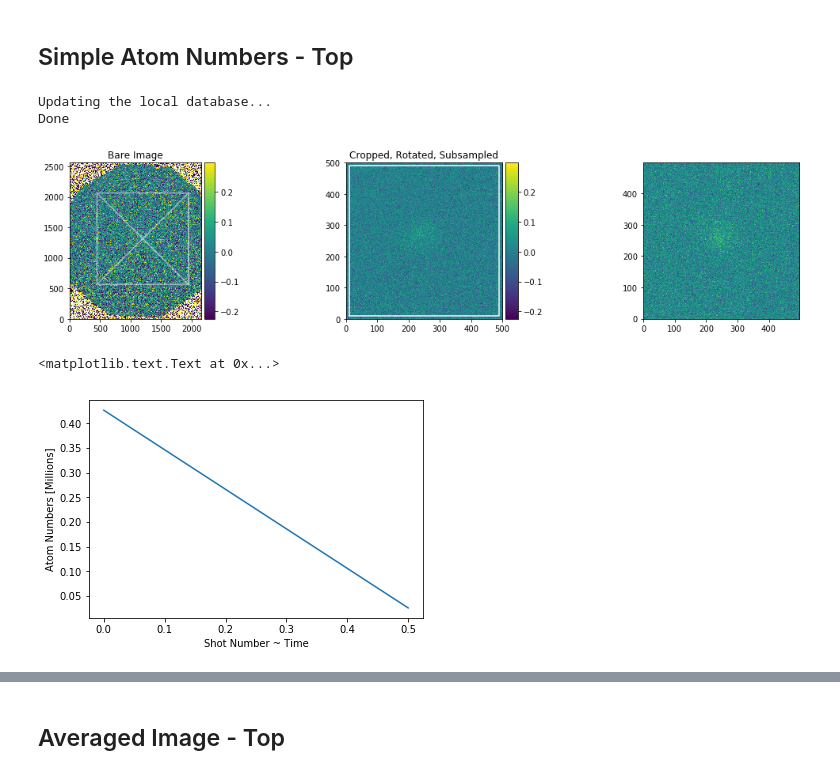
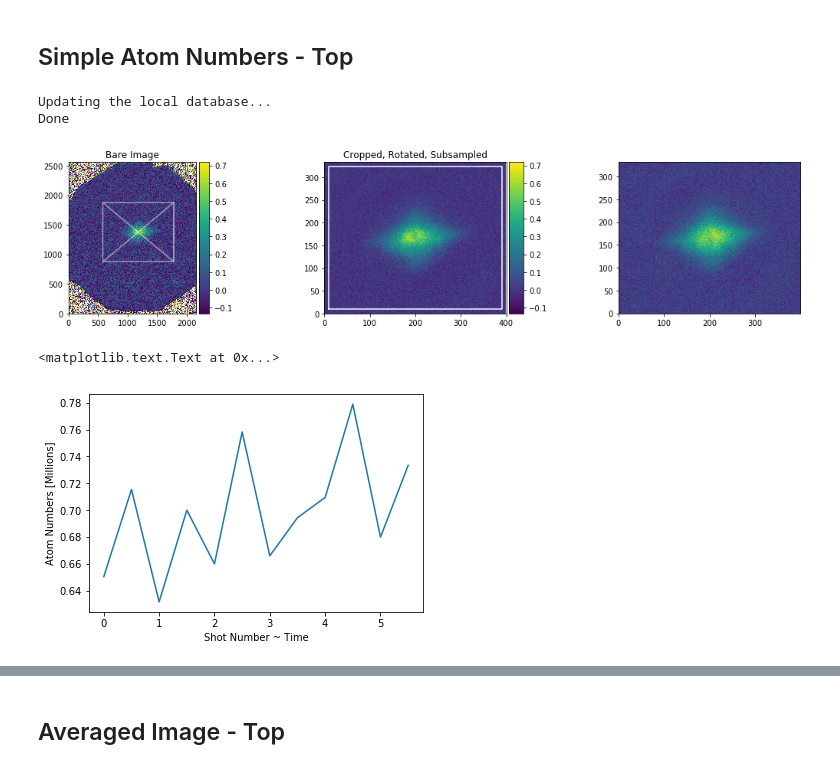
Before and after one commit to ranchop/QCalc, a Jupyter notebook: Daily QCalc/Daily QCalc.ipynb, the cells around one changed output, grey strips where cells are left out. Cells and saved outputs as stored; diff of their text form; code cells hidden in the pictures.

```diff
--- a/Daily QCalc/Daily QCalc.ipynb
+++ b/Daily QCalc/Daily QCalc.ipynb
@@ -1511,3 +1536,13 @@ plt.tight_layout()
 # Thermodynamics
 # %% [markdown]
 ## Hybrid Thermodynamics - Polarized
+# %%
+# Experiment parameters
+# fudge=5.41
+# fudge=3.1
+fudge=1.77
+trap_f=23.9
+fudgeS2=1.77
+# %%
+# Initialize data frame
+df = pd.DataFrame(columns=['name','imageA','imageB'])
@@ -1513,0 +1587,22 @@ plt.tight_layout()
+# %%
+# Settings
+settingsA = dict(center_x = 1202, center_y=1350, width=800, height=1200,
+               subsample=3, rotate=0, rotate_method='bilinear',
+               bg_width=20, bg_order=1, bad_light=0, Isat=77, time=10,
+               pixel=0.7e-6, od_method='table', sigmaf=0.5,
+               memory_saver=True,
+               fudge=fudge, ellipticity=1,
+               xsec_extension='poly1', xsec_slice_width=4, xsec_fit_range=1,
+               trap_f=trap_f, radial_selection=0.5, kind='ideal', Tfit_lim=0.06, Tfit_guess_kT=0.1, Tfit_guess_mu0=3,
+               )
+for i in tqdm(range(0,len(df.imageA))):
+    df.imageA[i].set(**settingsA)
+    settingsB=settingsA.copy();
+    settingsB['xsec_override']=df.imageA[i].xsec
+#     settingsB['fudge']=fudgeS2
+    df.imageB[i].set(**settingsB)
+
+df.imageA[0].plot_crop()
+df.imageA[0].plot_hybrid_info()
+df.imageB[0].plot_crop()
+df.imageB[0].plot_hybrid_info()
@@ -1592,11 +1954,11 @@ df = get_from_clipboard(df=df, x_var = x_var, image_func=tp.Hybrid_Image, var=va
 
 # Crop images
 settings = {**default_settings,
-            **dict(center_x = 1187, center_y = 1375, width = 800, height = 1600, fudge = 1.75)}
+            **dict(center_x = 1187, center_y = 1375, width = 800, height = 1200, fudge = 1.6)}
 for i, r in df.iterrows(): r.image.set(**settings)
 
 # Test
-test = 0
+test = -1
 ax = plt.subplots(ncols=2, nrows=2, figsize=(10, 8))[1].flatten()
 df.image.iloc[test].plot_crop(ax=ax[0:2])
 ax[1].set(xlabel='x', ylabel='y')
@@ -2479,44 +2870,44 @@ for x, y in zip(atoms_binned[0], atoms_binned[3]):
 
 # Load Images
 var = ['SeqMode']
-x_var = 'SeqMode'
+x_var = 'ImgPower1'
 
 # var = ['SideGreenEvap']
 # x_var = 'SideGreenEvap'
 
-df = get_from_clipboard(var=var, x_var=x_var)
+df = get_from_clipboard(var=var, x_var=x_var, using=2)
 
 # Crop images
 settings = {**default_settings,
-            **dict(center_x = 1200, center_y = 1314, width = 1500, height = 1500,
-                   subsample = 3, bg_width = 10, od_method = 'table', fudge=1)}
+            **dict(center_x = 1180, center_y = 1376, width = 1200, height = 1000,
+                   subsample = 3, bg_width = 10, od_method = 'table', fudge=1.6)}
 for i, r in df.iterrows(): r.image.set(**settings)
 
 # ROI
 center_offset = [0, 0]
 width, height = 500, 500
 roi = get_roi(df.image.iloc[0].app, center=center_offset, width=width, height=height)
 
 # Test
 test = 1
 fig, ax = plt.subplots(ncols=3, figsize=(15, 3.5))
 df.image.iloc[test].plot_crop(ax=ax[0:2])
 ax[2].imshow(df.image.iloc[test].od[roi], origin='lower')
 plt.show()
 
 # Total Atoms
 df['total_atoms'] = np.array([np.nansum(im.app[roi]) for im in tqdm(df.image, desc='Atoms')])
 
 # Plots
 plt.plot(df.shot, df.total_atoms/1e6)
 plt.xlabel('Shot Number ~ Time')
 plt.ylabel('Atom Numbers [Millions]')
 # %% [output]
 Updating the local database...
 Done
-[figure, old version]
+[figure, new version]
 <matplotlib.text.Text at 0x...>
-[figure, old version]
+[figure, new version]
 # %%
 # Plot -- Atom numbers vs x
 xvar = x_var
```
Also changed, not shown: parts of 37 cells of this notebook, 6 other files.
